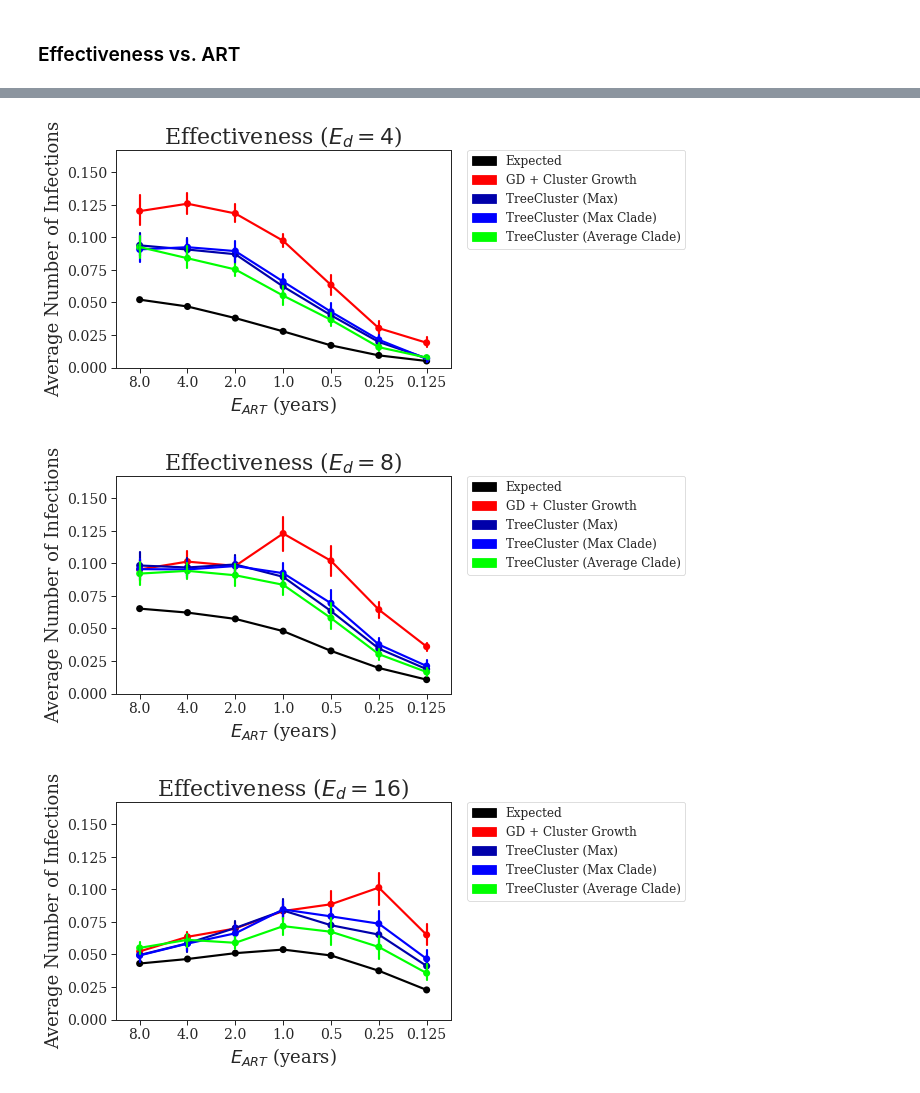
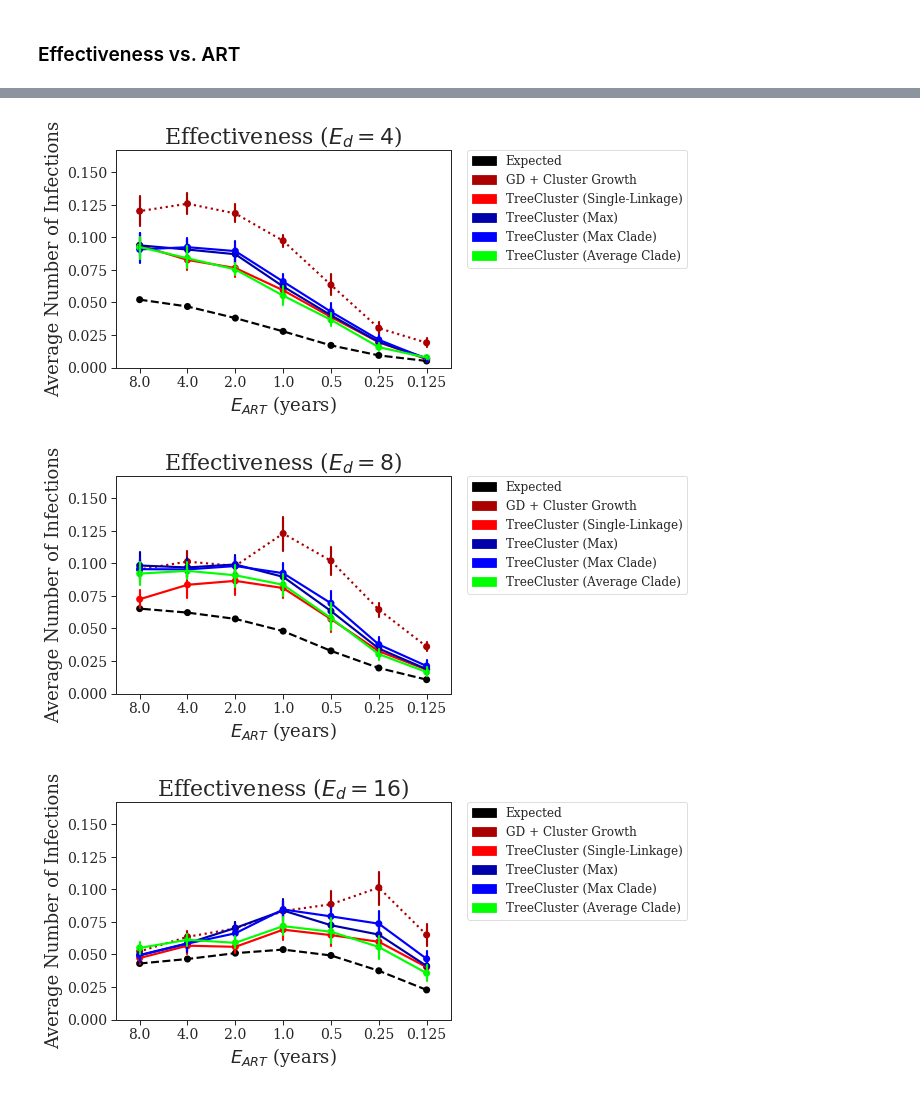
Before and after one commit to niemasd/Tree-Based-Clustering-Paper, a Jupyter notebook: figures/Figures.ipynb, the cells around one changed output, grey strips where cells are left out. Cells and saved outputs as stored; diff of their text form; code cells hidden in the pictures.

Commit message:
Updated figures

```diff
--- a/figures/Figures.ipynb
+++ b/figures/Figures.ipynb
@@ -25,10 +25,11 @@ RC = {
 meta = {
     'color': {
         'expected': '#000000',
-        'tn93': '#FF0000',
+        'tn93': '#AA0000',
         'tc_max': '#0000AA',
         'tc_max_clade': '#0000FF',
-        'tc_avg_clade': '#00FF00'
+        'tc_avg_clade': '#00FF00',
+        'tc_single_linkage': '#FF0000'
     },
 
     'label': {
@@ -36,7 +37,8 @@ meta = {
         'tn93': 'GD + Cluster Growth',
         'tc_max': 'TreeCluster (Max)',
         'tc_max_clade': 'TreeCluster (Max Clade)',
-        'tc_avg_clade': 'TreeCluster (Average Clade)'
+        'tc_avg_clade': 'TreeCluster (Average Clade)',
+        'tc_single_linkage': 'TreeCluster (Single-Linkage)'
     },
 
     'linestyle': {
@@ -44,7 +46,8 @@ meta = {
         'tn93': ':',
         'tc_max': '-',
         'tc_max_clade': '-',
-        'tc_avg_clade': '-'
+        'tc_avg_clade': '-',
+        'tc_single_linkage': '-'
     }
 }
 
@@ -54,7 +57,7 @@ rcParams['font.family'] = 'serif'
 # %% [markdown]
 ### Effectiveness vs. ART
 # %%
-eff_order = ['expected','tn93','tc_max','tc_max_clade','tc_avg_clade']
+eff_order = ['expected','tn93','tc_single_linkage','tc_max','tc_max_clade','tc_avg_clade']
 eff_handles = [Patch(color=meta['color'][m], label=meta['label'][m]) for m in eff_order]
 eff_data = load(gopen('DATA.EFFECTIVENESS.pkl.gz'))
 eff_ymax = max(e for d in eff_data for r in eff_data[d] for m in eff_data[d][r] for e in eff_data[d][r][m])
@@ -65,7 +68,7 @@ for d in sorted(eff_data.keys()):
         x = list(); y = list()
         for r in sorted(eff_data[d].keys()):
             y += eff_data[d][r][m]; x += [1./r]*len(eff_data[d][r][m])
-        ax = pointplot(x=x, y=y, color=meta['color'][m])
+        ax = pointplot(x=x, y=y, color=meta['color'][m], linestyles=meta['linestyle'][m])
     ax.invert_xaxis()
     plt.ylim(ymin=0, ymax=eff_ymax)
     plt.title(r"Effectiveness ($%s=%d$)" % (ED,d), size=22)
@@ -81,3 +84,3 @@ set_context("paper", rc=RC)
-[figure, old version]
+[figure, new version]
-[figure, old version]
+[figure, new version]
-[figure, old version]
+[figure, new version]
```
Also changed, not shown: parts of 1 cell of this notebook.
